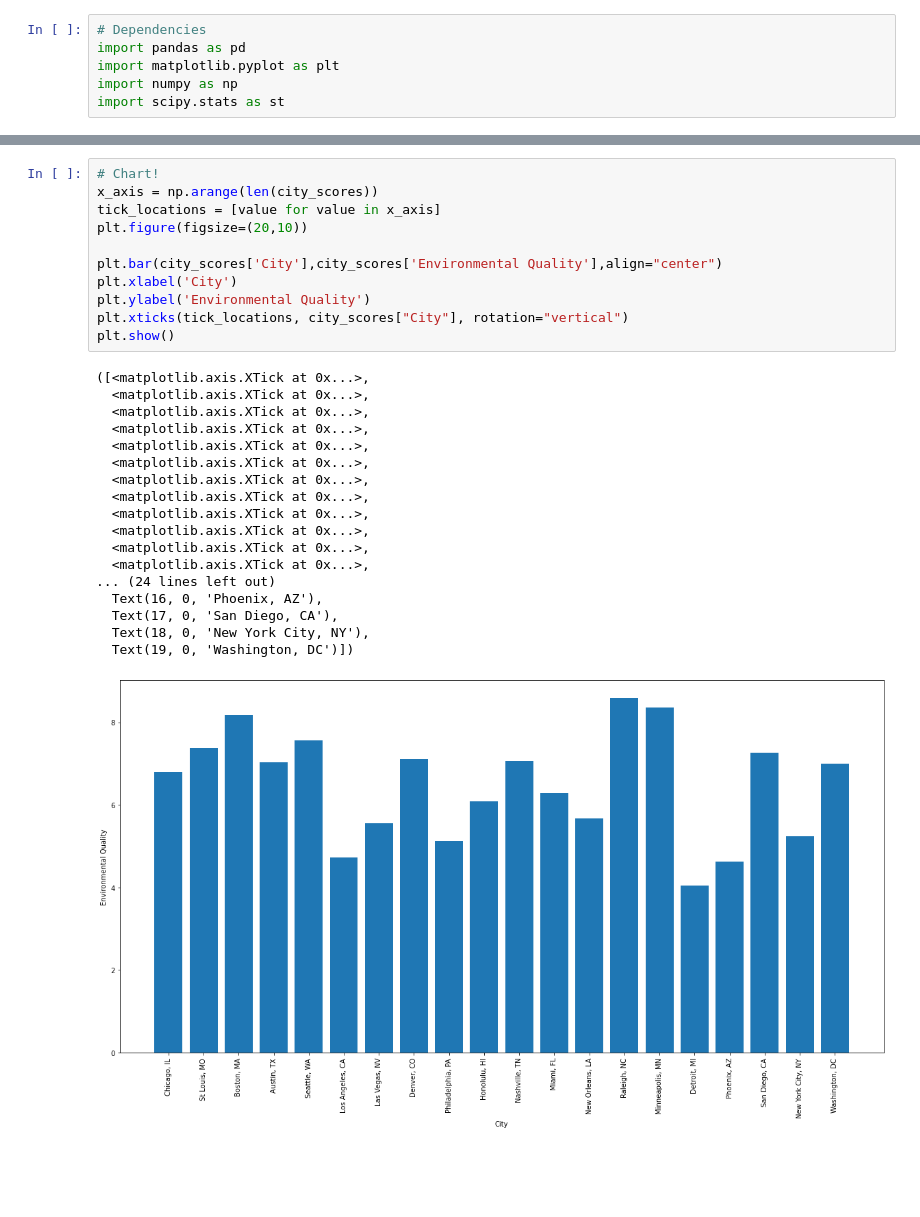
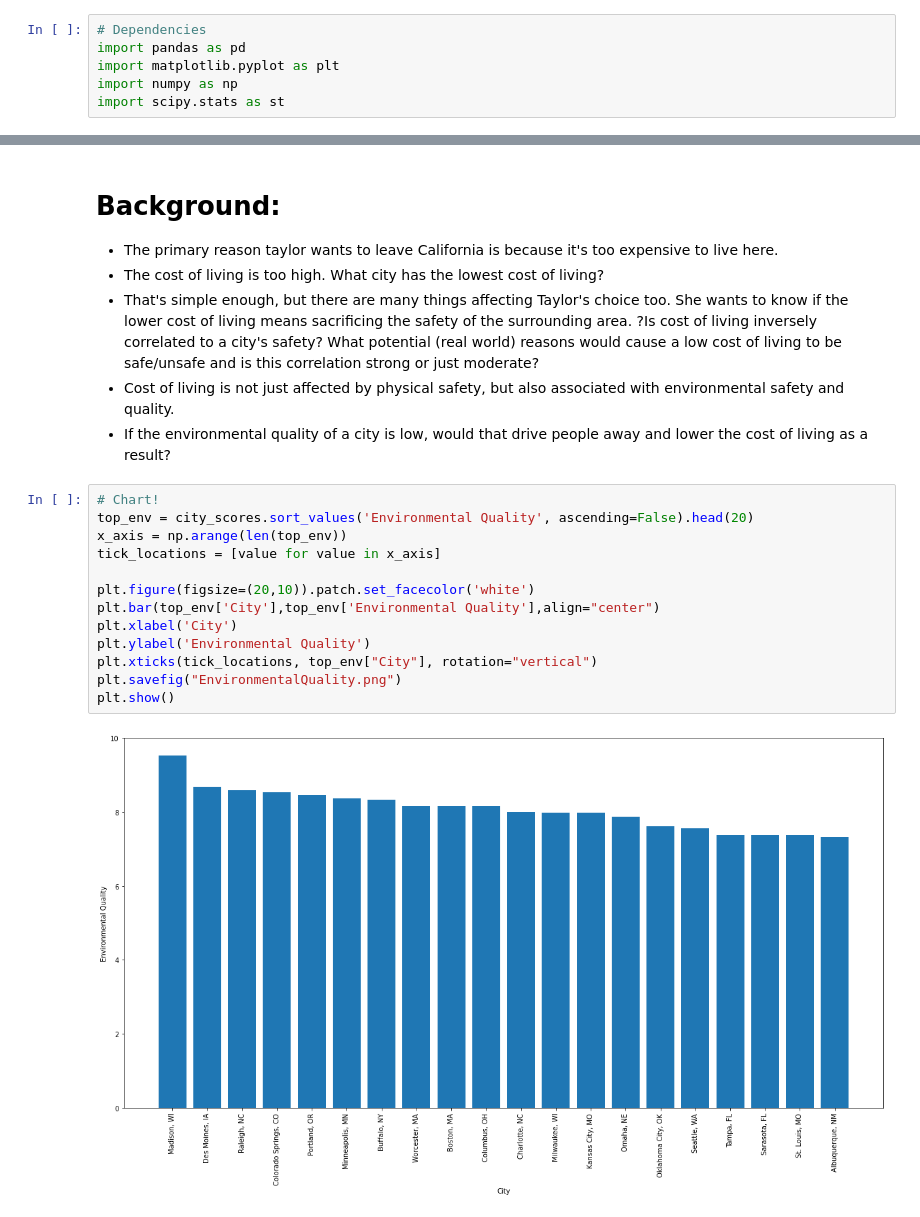
Before and after one commit to mariahart1/project1, a Jupyter notebook: charts.ipynb, the cells around one changed output, grey strips where cells are left out. Saved outputs shown, nothing was run; the diff lists cells and outputs as text; blank space fills up the shorter version.

```diff
--- a/charts.ipynb
+++ b/charts.ipynb
@@ -18,30 +18,23 @@ city_scores.head()
+# %% [markdown]
+# Background:
+* The primary reason taylor wants to leave California is because it's too expensive to live here.
+* The cost of living is too high. What city has the lowest cost of living?
+* That's simple enough, but there are many things affecting Taylor's choice too. She wants to know if the lower cost of living means sacrificing the safety of the surrounding area.
+?Is cost of living inversely correlated to a city's safety? What potential (real world) reasons would cause a low cost of living to be safe/unsafe and is this correlation strong or just moderate?
+* Cost of living is not just affected by physical safety, but also associated with environmental safety and quality.
+* If the environmental quality of a city is low, would that drive people away and lower the cost of living as a result?
 # %%
 # Chart!
-x_axis = np.arange(len(city_scores))
+top_env = city_scores.sort_values('Environmental Quality', ascending=False).head(20)
+x_axis = np.arange(len(top_env))
 tick_locations = [value for value in x_axis]
-plt.figure(figsize=(20,10))
 
-plt.bar(city_scores['City'],city_scores['Environmental Quality'],align="center")
+plt.figure(figsize=(20,10)).patch.set_facecolor('white')
+plt.bar(top_env['City'],top_env['Environmental Quality'],align="center")
 plt.xlabel('City')
 plt.ylabel('Environmental Quality')
-plt.xticks(tick_locations, city_scores["City"], rotation="vertical")
+plt.xticks(tick_locations, top_env["City"], rotation="vertical")
+plt.savefig("EnvironmentalQuality.png")
 plt.show()
 # %% [output]
-([<matplotlib.axis.XTick at 0x...>,
-  <matplotlib.axis.XTick at 0x...>,
-  <matplotlib.axis.XTick at 0x...>,
-  <matplotlib.axis.XTick at 0x...>,
-  <matplotlib.axis.XTick at 0x...>,
-  <matplotlib.axis.XTick at 0x...>,
-  <matplotlib.axis.XTick at 0x...>,
-  <matplotlib.axis.XTick at 0x...>,
-  <matplotlib.axis.XTick at 0x...>,
-  <matplotlib.axis.XTick at 0x...>,
-  <matplotlib.axis.XTick at 0x...>,
-  <matplotlib.axis.XTick at 0x...>,
-... (24 lines left out)
-  Text(16, 0, 'Phoenix, AZ'),
-  Text(17, 0, 'San Diego, CA'),
-  Text(18, 0, 'New York City, NY'),
-  Text(19, 0, 'Washington, DC')])
-[figure, old version]
+[figure, new version]
```
Also changed, not shown: parts of 6 cells of this notebook, 9 other files.
